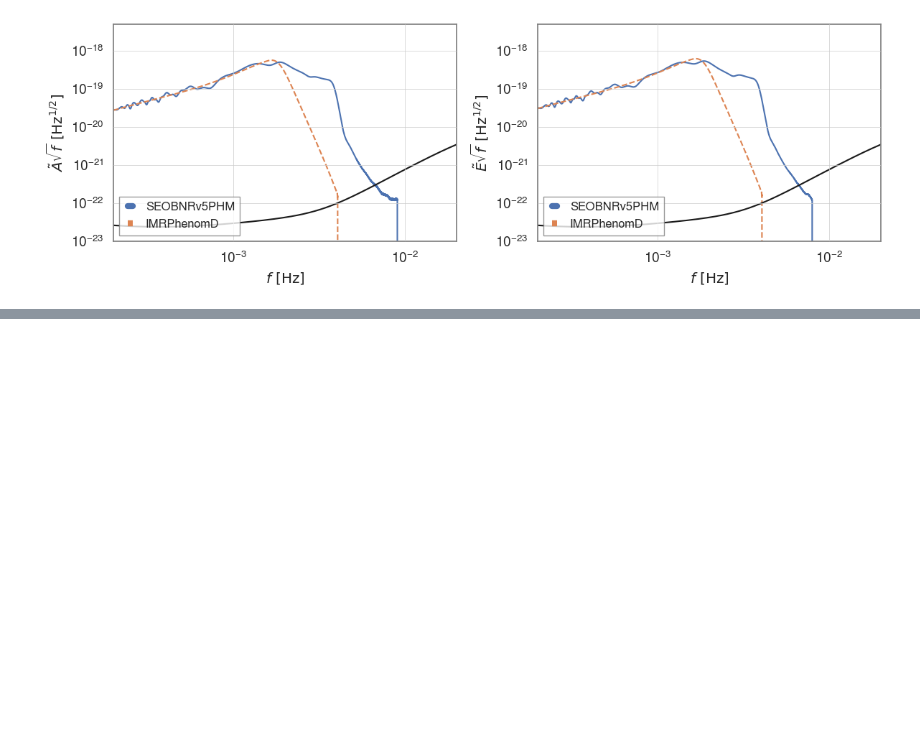
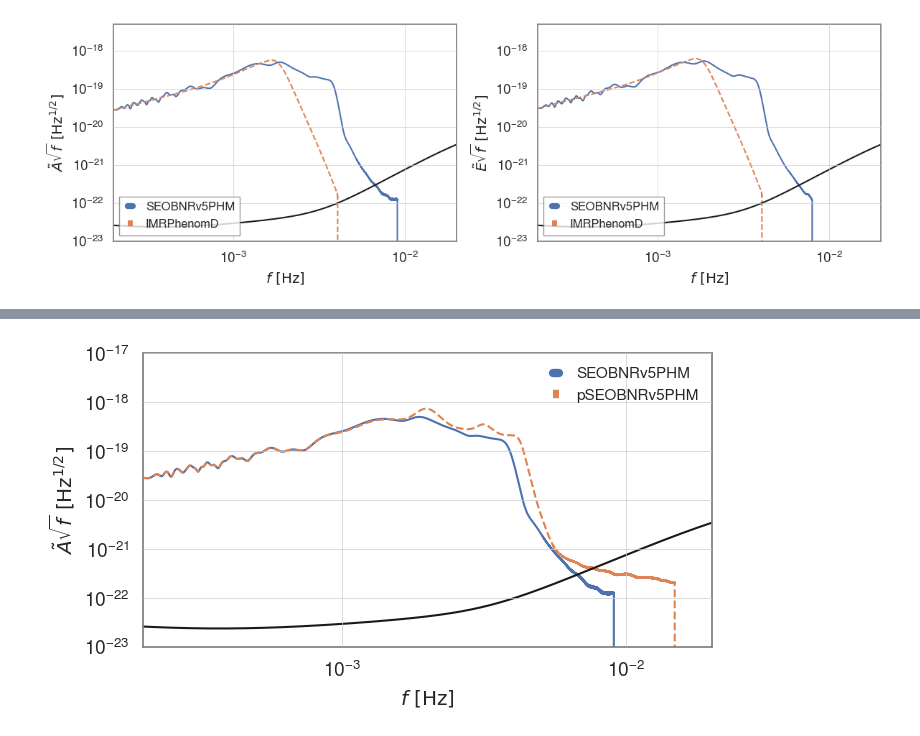
Before and after one commit to lorenzopompili00/bilby_lisa, a Jupyter notebook: debug/test_bilby_source.ipynb, the cells around one changed output, grey strips where cells are left out. Saved outputs shown, nothing was run; the diff lists cells and outputs as text; code cells hidden in the pictures; blank space fills up the shorter version.

```diff
--- a/debug/test_bilby_source.ipynb
+++ b/debug/test_bilby_source.ipynb
@@ -344,3 +346,26 @@ plt.tight_layout()
+# %%
+fig, (ax1) = plt.subplots(ncols=1, figsize = (7,4))
+
+ax1.loglog(frequency_array, np.sqrt(frequency_array) * np.abs(dict_seob["LISA_A"]), label = "SEOBNRv5PHM")
+ax1.loglog(frequency_array, np.sqrt(frequency_array) * np.abs(dict_pseob["LISA_A"]), label = "pSEOBNRv5PHM", ls = '--')
+
+fn = np.logspace(-5, -1, 10000)
+
+Sn_char_strain = get_sensitivity(fn, sens_fn="A1TDISens", return_type="char_strain")
+ax1.loglog(fn, Sn_char_strain, c="k")
+
+for ax in [ax1]:
+    ax.set_xlim(f_min, f_max)
+    ax.set_ylim(1e-23, 1e-17)
+    ax.set_xlabel(r"$f~[\rm{Hz}]$")
+    ax.legend(loc=1, fontsize=11, frameon=False)
+
+ax1.set_ylabel(r"$\tilde{A}\sqrt{f}~[\rm{Hz}^{1/2}]$")
+
+plt.tight_layout()
+plt.savefig("response_2.png", bbox_inches="tight", dpi=200)
+# %% [output]
+[figure, added]
 # %%
 from lisatools.sensitivity import SensitivityMatrix, A1TDISens, E1TDISens
 from lisatools.analysiscontainer import AnalysisContainer
```
Also changed, not shown: parts of 9 cells of this notebook, 3 other files.
